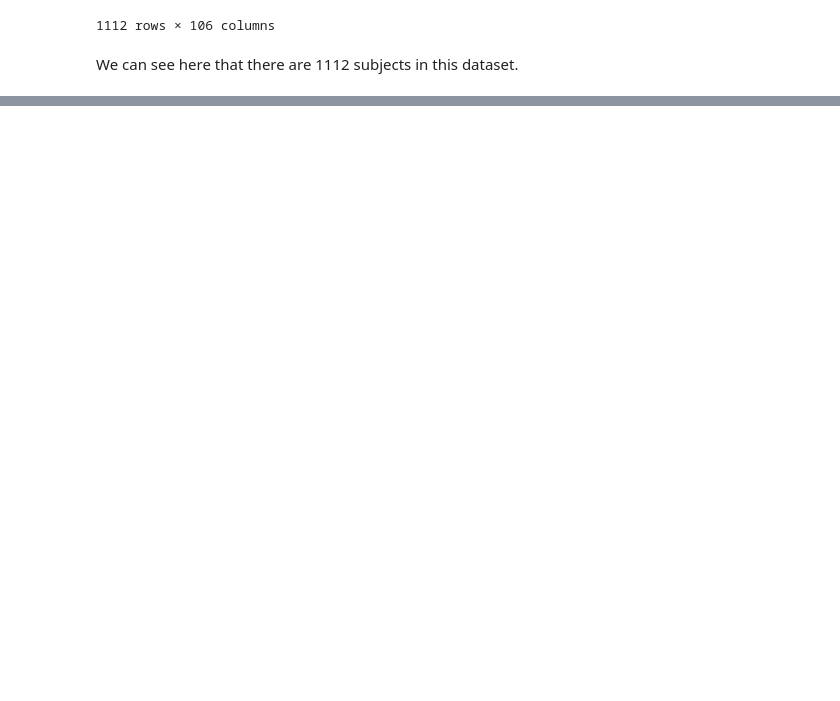
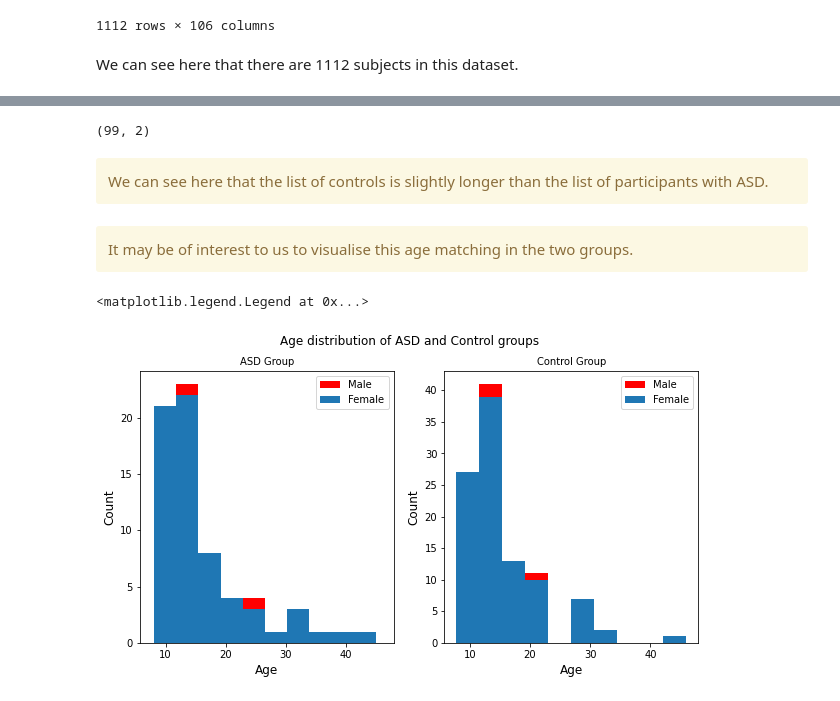
Before and after one commit to M-earnest/Neurocognitive_Psychology, a Jupyter notebook: Code/Data_organisation.ipynb, the cells around one changed output, grey strips where cells are left out. Saved outputs shown, nothing was run; the diff lists cells and outputs as text; code cells hidden in the pictures; blank space fills up the shorter version.

Commit message:
data organisation

```diff
--- a/Code/Data_organisation.ipynb
+++ b/Code/Data_organisation.ipynb
@@ -33,0 +127,3 @@ We can see here that there are 1112 subjects in this dataset.
+# %%
+male = Data_overview.loc[Data_overview['SEX']==1]
+male
@@ -33,0 +226,2 @@ We can see here that there are 1112 subjects in this dataset.
+# %%
+matched_list_asd, matched_list_control = find_matching(female, male)
@@ -33,0 +243,47 @@ We can see here that there are 1112 subjects in this dataset.
+# %%
+matched_list_control_np =np.array(matched_list_control)
+matched_list_control_np.shape
+# %% [output]
+(99, 2)
+# %% [markdown]
+<div class="alert alert-warning"> We can see here that the list of controls is slightly longer than the list of participants with ASD.</div>
+# %% [markdown]
+<div class="alert alert-warning"> It may be of interest to us to visualise this age matching in the two groups. </div>
+# %%
+def get_ages(male_df, female_df, matched_list):
+    id_male_asd = male_df['subject'].to_numpy()
+    id_female_asd = female_df['subject'].to_numpy()
+    age_male = male_df['AGE_AT_SCAN'].to_numpy()
+    age_female = female_df['AGE_AT_SCAN'].to_numpy()
+    selected_female_age = []
+    for female_id in matched_list[:, 0]:
+        selected_female_age.append(age_female[np.where(id_female_asd == female_id)[0]])
+    selected_female_age = np.array(selected_female_age)[:, 0]
+    selected_male_age = []
+    for male_id in matched_list[:, 1]:
+        selected_male_age.append(age_male[np.where(id_male_asd == male_id)[0]])
+    selected_male_age = np.array(selected_male_age)[:, 0]
+    return selected_male_age, selected_female_age
+# %%
+selected_male_age_asd, selected_female_age_asd = get_ages(male, female, np.array(matched_list_asd))
+selected_male_age_control, selected_female_age_control = get_ages(male, female, np.array(matched_list_control))
+# %%
+fig, axes = plt.subplots(1, 2, sharex=True, figsize=(10,5))
+fig.suptitle('Age distribution of ASD and Control groups')
+
+axes[0].hist(selected_male_age_asd, color='red')
+axes[0].hist(selected_female_age_asd)
+axes[0].set_xlabel('Age', fontsize=12)
+axes[0].set_ylabel('Count', fontsize=12)
+axes[0].set_title('ASD Group', fontsize=10);
+axes[0].legend(labels=['Male', 'Female'])
+
+axes[1].hist(selected_male_age_control, color='red')
+axes[1].hist(selected_female_age_control)
+axes[1].set_xlabel('Age', fontsize=12)
+axes[1].set_ylabel('Count', fontsize=12)
+axes[1].set_title('Control Group', fontsize=10);
+axes[1].legend(labels=['Male', 'Female'])
+# %% [output]
+<matplotlib.legend.Legend at 0x...>
+[figure, added]
```
Also changed, not shown: parts of 87 cells of this notebook, 1 other file.
